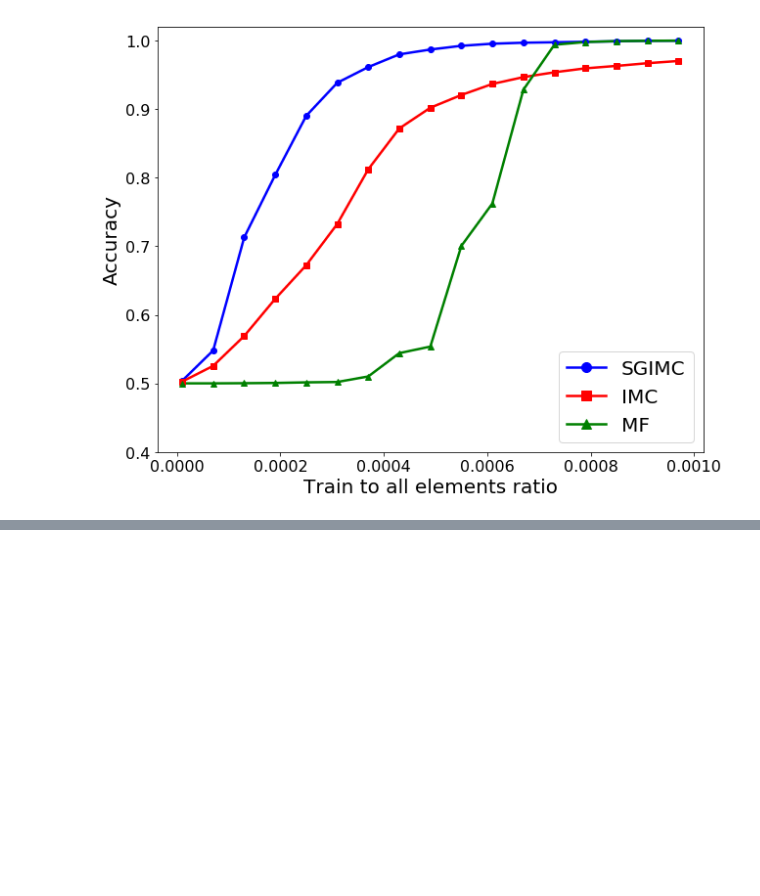
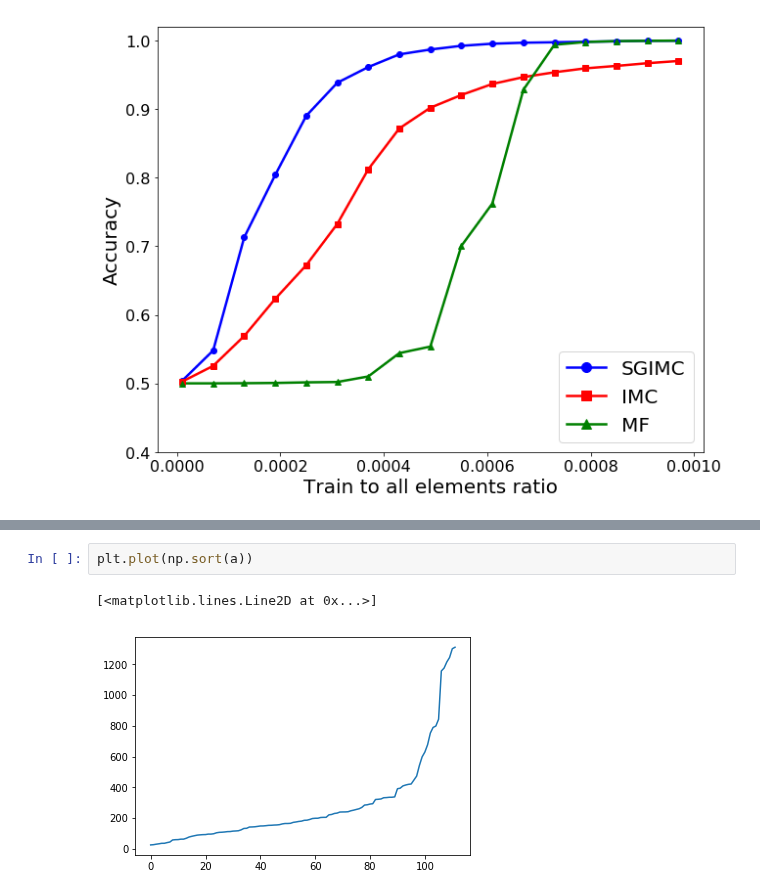
Before and after one commit to premolab/SGIMC, a Jupyter notebook: experiments/Mushrooms.ipynb, the cells around one changed output, grey strips where cells are left out. Drawn from its saved outputs; the diff is of its cells as text; blank space fills up the shorter version.

```diff
--- a/experiments/Mushrooms.ipynb
+++ b/experiments/Mushrooms.ipynb
@@ -134,0 +202,5 @@ plt.show()
+# %%
+plt.plot(np.sort(a))
+# %% [output]
+[<matplotlib.lines.Line2D at 0x...>]
+[figure, added]
```
Also changed, not shown: parts of 11 cells of this notebook, 5 other files.
